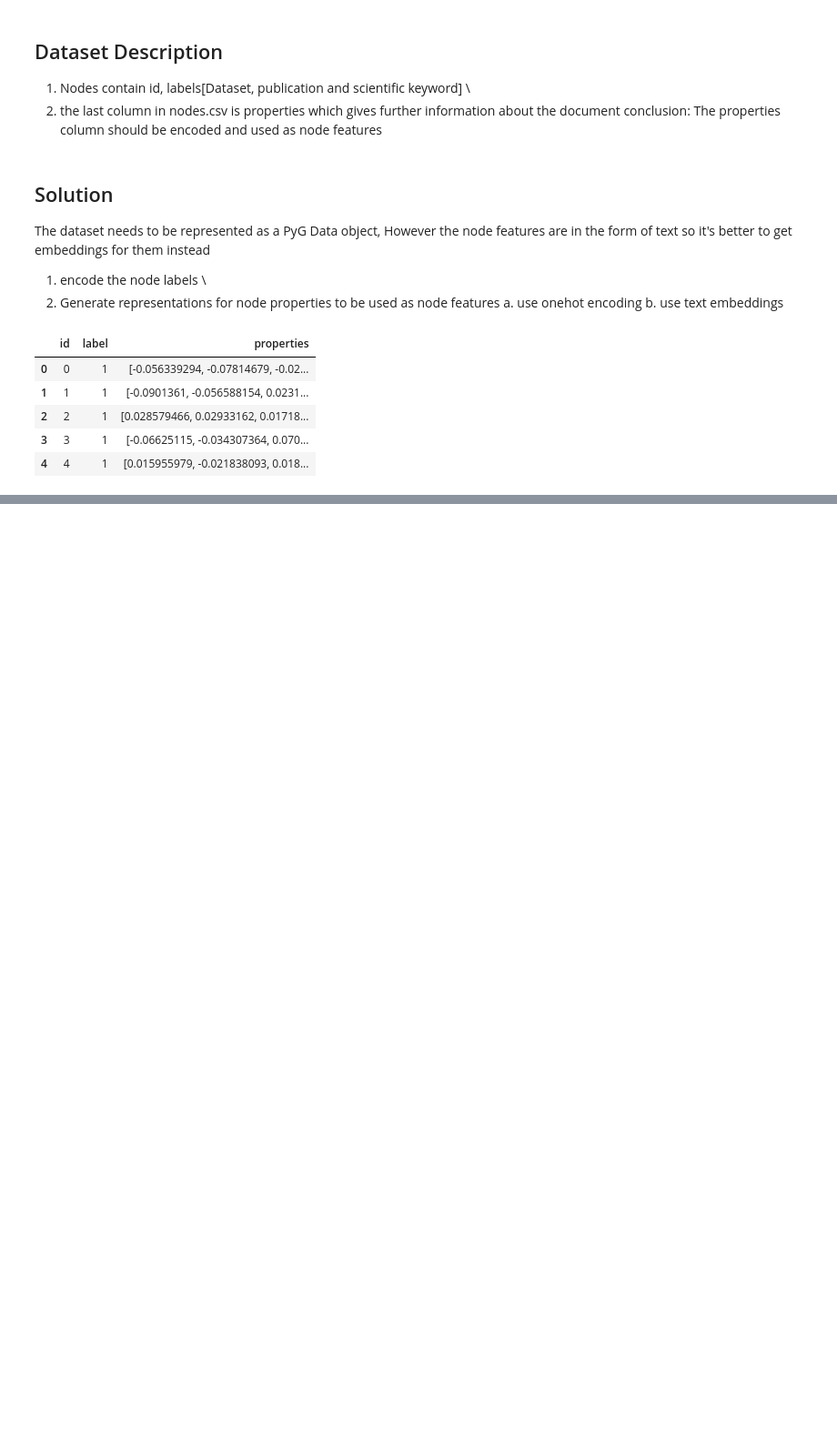
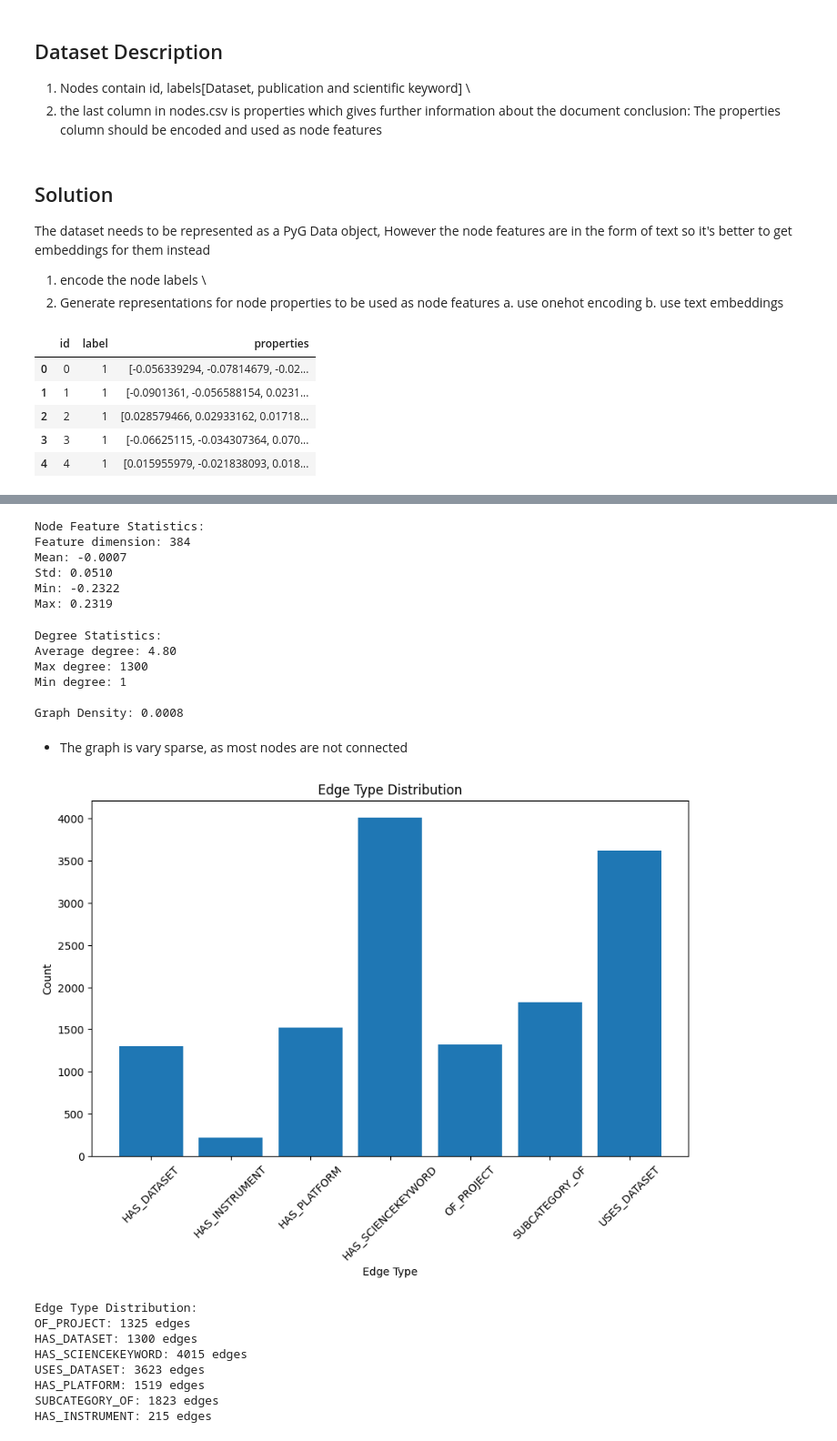
Before and after one commit to Sylvester107/-Link-Prediction-with-NASA-GES-DISC-Dataset-, a Jupyter notebook: solution.ipynb, the cells around one changed output, grey strips where cells are left out. Shown at 91% size. Cells and saved outputs as stored; diff of their text form; code cells hidden in the pictures; blank space fills up the shorter version.

Commit message:
create a graph, perform analysis and train first GNN model

```diff
--- a/solution.ipynb
+++ b/solution.ipynb
@@ -108,0 +175,66 @@ Relationship Mapping: {0: 'HAS_DATASET', 1: 'HAS_INSTRUMENT', 2: 'HAS_PLATFORM',
+# %%
+# Node Feature Statistics
+node_features = data.x.numpy()
+print("\nNode Feature Statistics:")
+print(f"Feature dimension: {node_features.shape[1]}")
+print(f"Mean: {np.mean(node_features):.4f}")
+print(f"Std: {np.std(node_features):.4f}")
+print(f"Min: {np.min(node_features):.4f}")
+print(f"Max: {np.max(node_features):.4f}")
+# %% [output]
+Node Feature Statistics:
+Feature dimension: 384
+Mean: -0.0007
+Std: 0.0510
+Min: -0.2322
+Max: 0.2319
+# %%
+G = nx.Graph()
+G.add_edges_from(data.edge_index.t().numpy())
+
+# 1. Node Degree Distribution
+degrees = [d for n, d in G.degree()]
+degree_dist = Counter(degrees)
+
+print("\nDegree Statistics:")
+print(f"Average degree: {np.mean(degrees):.2f}")
+print(f"Max degree: {max(degrees)}")
+print(f"Min degree: {min(degrees)}")
+#Graph Density
+density = nx.density(G)
+print(f"\nGraph Density: {density:.4f}")
+# %% [output]
+Degree Statistics:
+Average degree: 4.80
+Max degree: 1300
+Min degree: 1
+
+Graph Density: 0.0008
+# %% [markdown]
+- The graph is vary sparse, as most nodes are not connected
+# %%
+#Edge Type Distribution
+edge_types = data.edge_attr.numpy()
+edge_type_dist = Counter(edge_types)
+
+plt.figure(figsize=(10, 6))
+plt.bar(edge_type_dist.keys(), edge_type_dist.values())
+plt.title('Edge Type Distribution')
+plt.xlabel('Edge Type')
+plt.ylabel('Count')
+plt.xticks(range(len(relationship_mapping)), list(relationship_mapping.values()), rotation=45)
+plt.show()
+
+print("\nEdge Type Distribution:")
+for edge_type, count in edge_type_dist.items():
+    print(f"{relationship_mapping[edge_type]}: {count} edges")
+# %% [output]
+[figure, added]
+Edge Type Distribution:
+OF_PROJECT: 1325 edges
+HAS_DATASET: 1300 edges
+HAS_SCIENCEKEYWORD: 4015 edges
+USES_DATASET: 3623 edges
+HAS_PLATFORM: 1519 edges
+SUBCATEGORY_OF: 1823 edges
+HAS_INSTRUMENT: 215 edges
```
Also changed, not shown: parts of 12 cells of this notebook.
